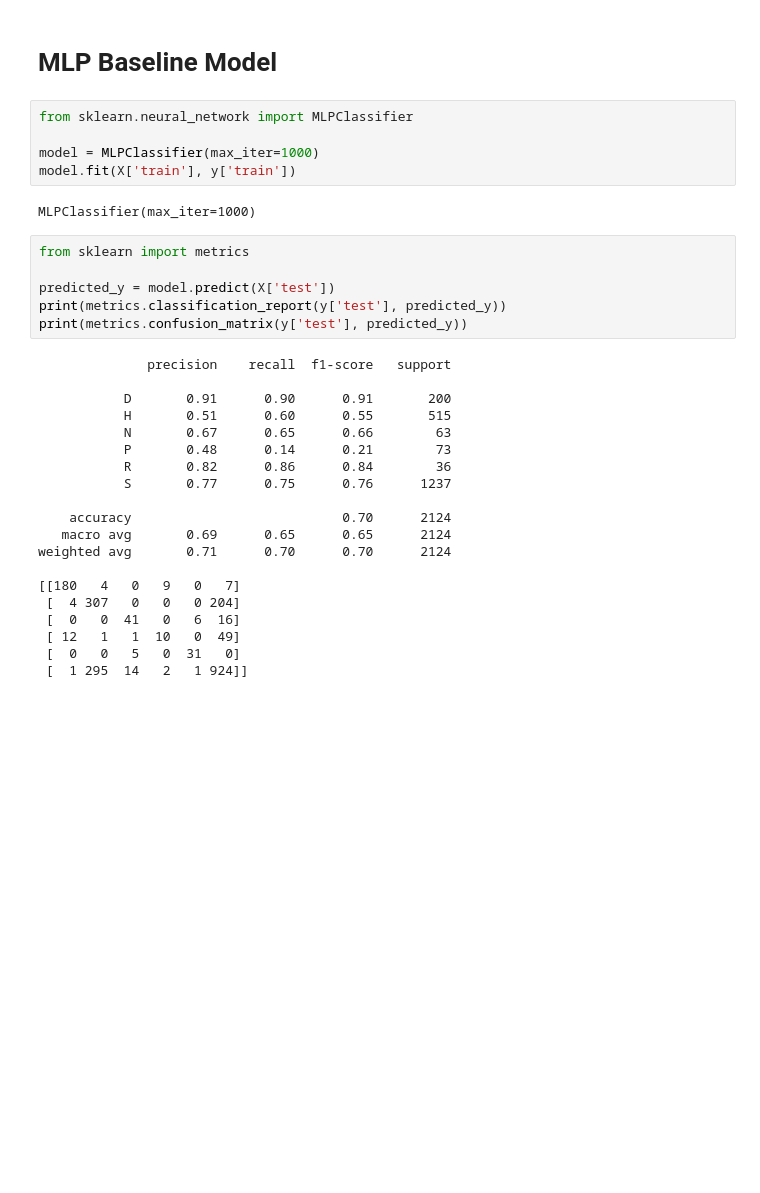
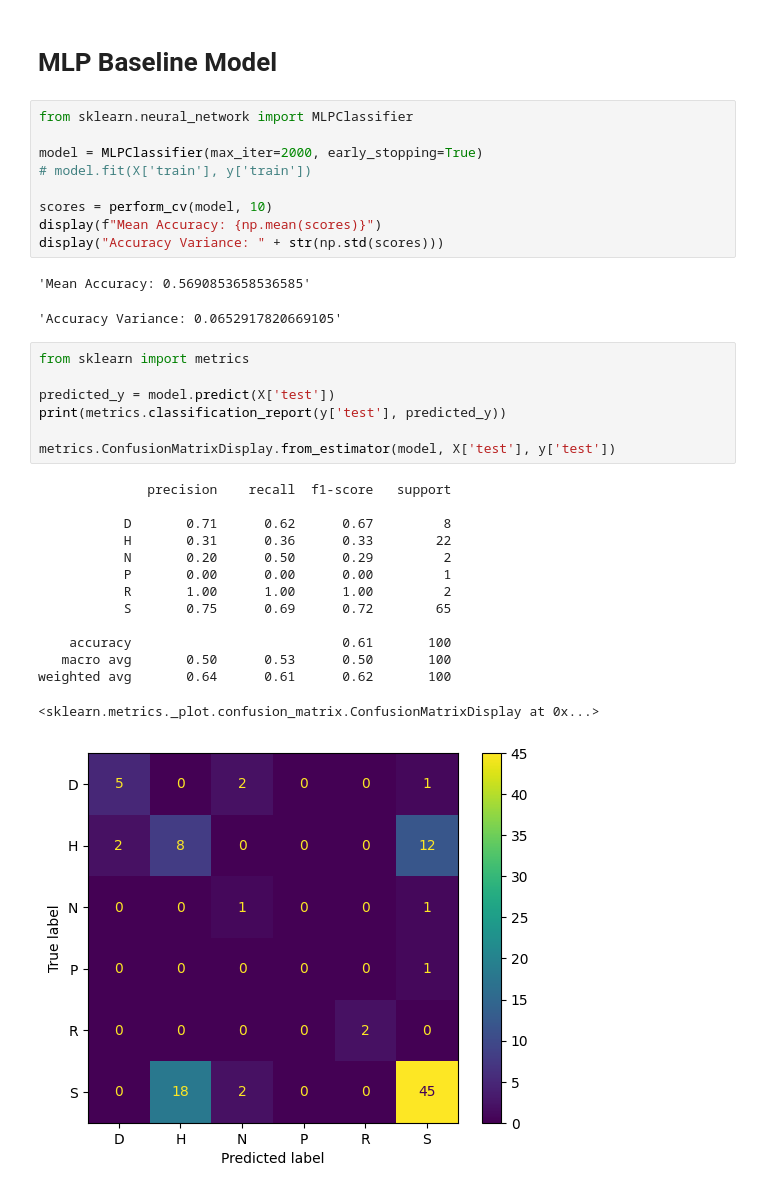
Before and after one commit to FoRVaiS/4948-assignment-2, a Jupyter notebook: notebook.ipynb, the cells around one changed output. Cells and saved outputs as stored; diff of their text form; blank space fills up the shorter version.

```diff
--- a/notebook.ipynb
+++ b/notebook.ipynb
@@ -242,33 +252,34 @@ display(f"Mean Accuracy: {np.mean(accs)}")
 # %%
 from sklearn.neural_network import MLPClassifier
 
-model = MLPClassifier(max_iter=1000)
-model.fit(X['train'], y['train'])
+model = MLPClassifier(max_iter=2000, early_stopping=True)
+# model.fit(X['train'], y['train'])
+
+scores = perform_cv(model, 10)
+display(f"Mean Accuracy: {np.mean(scores)}")
+display("Accuracy Variance: " + str(np.std(scores)))
 # %% [output]
-MLPClassifier(max_iter=1000)
+'Mean Accuracy: 0.5690853658536585'
+'Accuracy Variance: 0.0652917820669105'
 # %%
 from sklearn import metrics
 
 predicted_y = model.predict(X['test'])
 print(metrics.classification_report(y['test'], predicted_y))
-print(metrics.confusion_matrix(y['test'], predicted_y))
+
+metrics.ConfusionMatrixDisplay.from_estimator(model, X['test'], y['test'])
 # %% [output]
               precision    recall  f1-score   support
 
-           D       0.91      0.90      0.91       200
-           H       0.51      0.60      0.55       515
-           N       0.67      0.65      0.66        63
-           P       0.48      0.14      0.21        73
-           R       0.82      0.86      0.84        36
-           S       0.77      0.75      0.76      1237
+           D       0.71      0.62      0.67         8
+           H       0.31      0.36      0.33        22
+           N       0.20      0.50      0.29         2
+           P       0.00      0.00      0.00         1
+           R       1.00      1.00      1.00         2
+           S       0.75      0.69      0.72        65
 
-    accuracy                           0.70      2124
-   macro avg       0.69      0.65      0.65      2124
-weighted avg       0.71      0.70      0.70      2124
-
-[[180   4   0   9   0   7]
- [  4 307   0   0   0 204]
- [  0   0  41   0   6  16]
- [ 12   1   1  10   0  49]
- [  0   0   5   0  31   0]
- [  1 295  14   2   1 924]]
+    accuracy                           0.61       100
+   macro avg       0.50      0.53      0.50       100
+weighted avg       0.64      0.61      0.62       100
+<sklearn.metrics._plot.confusion_matrix.ConfusionMatrixDisplay at 0x...>
+[figure, added]
```
Also changed, not shown: parts of 7 cells of this notebook.
